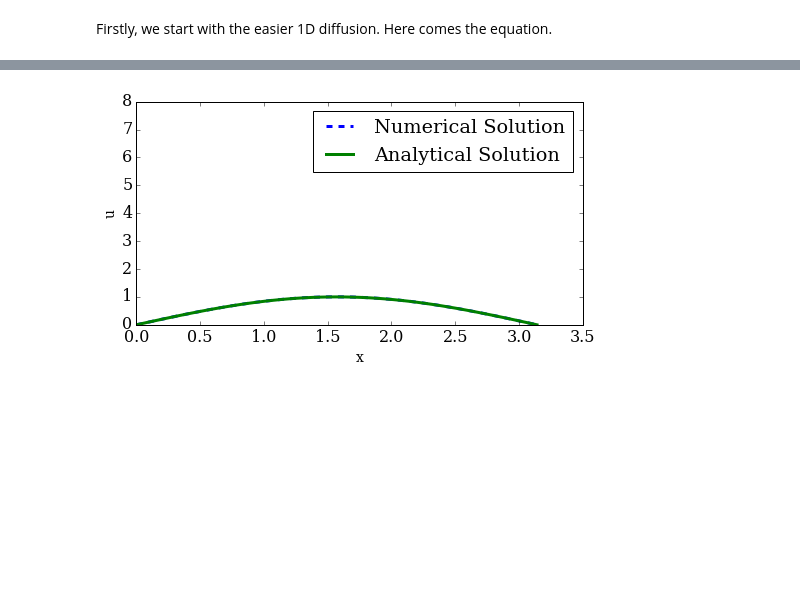
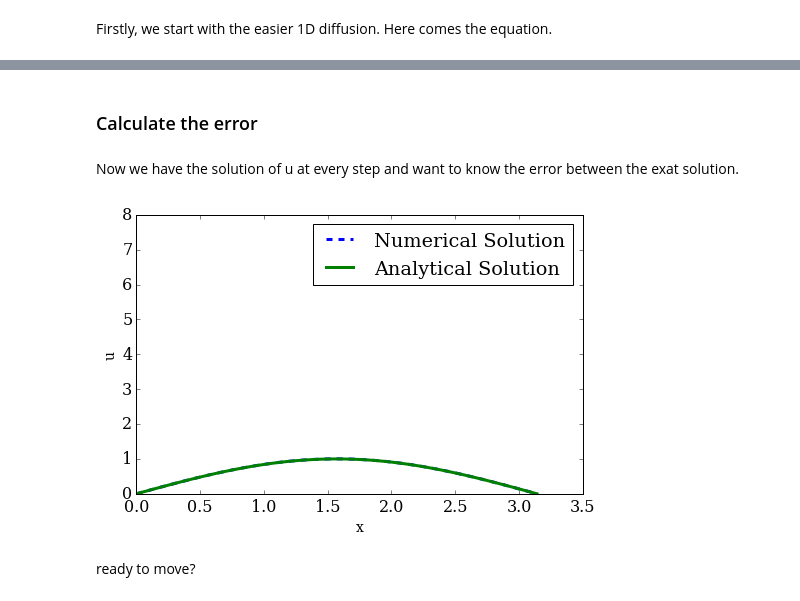
Before and after one commit to numerical-mooc/assignment-bank-2016, a Jupyter notebook: jameswu/Time_Delay_PDE.ipynb, the cells around one changed output, grey strips where cells are left out. Drawn from its saved outputs; the diff is of its cells as text; code cells hidden in the pictures; blank space fills up the shorter version.

```diff
--- a/jameswu/Time_Delay_PDE.ipynb
+++ b/jameswu/Time_Delay_PDE.ipynb
@@ -43,6 +53,18 @@ u0 = numpy.sin(x)
 # %%
 def fxt(x,t):
+    """solves the solution for f(x,t)
+    Parameters:
+    ----------
+    x:array of float
+      the position
+    t:float
+      time
 
+    Returns:
+    -------
+    fxt: array of float
+         the solution for f(x,t)
+    """
     fxt = numpy.exp(t) * numpy.cos(x) + \
           numpy.exp(t) * numpy.sin(t) + \
           numpy.exp(2*t - s) * numpy.sin(x)**2
@@ -87,38 +132,43 @@ pyplot.legend(['Numerical Solution','Analytical Solution']);
+# %% [markdown]
+### Calculate the error
+# %% [markdown]
+Now we have the solution of u at every step and want to know the error between the exat solution.
 # %%
-fig = pyplot.figure(figsize=(8,4))
+fig = pyplot.figure(figsize=(8,5))
 ax = pyplot.axes(xlim=(0,3.5), ylim=(0,8))
 line = ax.plot([], [], ls='--', lw=3)[0]
 line2 = ax.plot([], [], ls='-', lw=3)[0]
-pyplot.xlabel('x', fontsize=14) #x label
-pyplot.ylabel('u', fontsize=14) #y label
+pyplot.xlabel('x', fontsize=14)
+pyplot.ylabel('u', fontsize=14)
 ax.legend(['Numerical Solution','Analytical Solution'])
-
 
 unt = numpy.zeros((nt+1,nx))
 u = u0
 
 def time_delay(n):
 
     un = u.copy()
     tn = n-int(s/dt)
 
     u[1:-1] = un[1:-1] + \
               dt/dx**2*(un[2:] - 2*un[1:-1] + un[0:-2]) -\
               dt/dx*(un[2:] - un[1:-1]) + \
               dt*un[1:-1] * (1-unt[tn,1:-1]) + dt*fxt(x,dt*n)[1:-1]
 
     u[0] = 0
     u[-1] = numpy.exp(dt*n)*numpy.sin(L)
     unt[n,:] = u[:]
 
 
     u_exact = numpy.exp(n*dt)*numpy.sin(x)
     line.set_data(x,u)
     line2.set_data(x,u_exact)
 
 
 anim = animation.FuncAnimation(fig, time_delay,frames=nt,interval=10)
 # %% [output]
-[figure, old version]
+[figure, new version]
+# %% [markdown]
+ready to move?
 # %%
 HTML(anim.to_html5_video())
```
Also changed, not shown: parts of 31 cells of this notebook.
